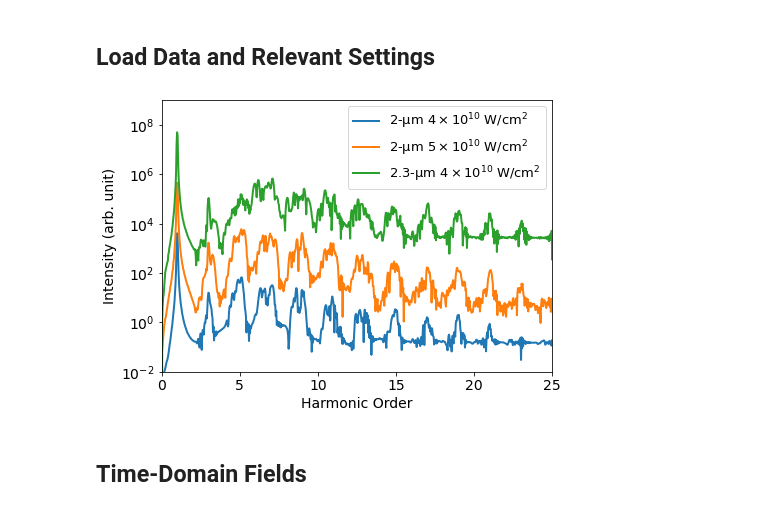
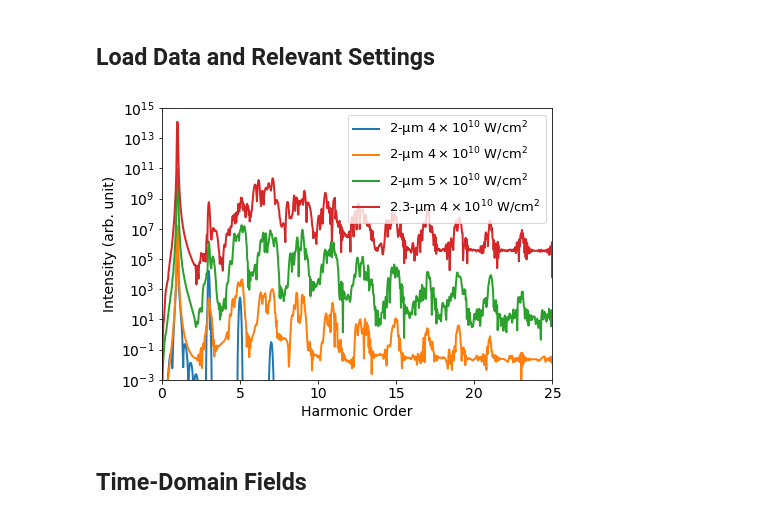
Before and after one commit to qnngroup/manu-uncovering-extreme-nonlinear-dynamics-in-solids-through-time-domain-field-analysis, a Jupyter notebook: analysis-and-plots.ipynb, the cells around one changed output. Saved outputs shown, nothing was run; the diff lists cells and outputs as text; code cells hidden in the pictures.

Commit message:
Created Semiclassical to TDDFT Comparison Figure

```diff
--- a/analysis-and-plots.ipynb
+++ b/analysis-and-plots.ipynb
@@ -54,6 +61,14 @@ tddft_data_2_low = load.loadTDDFTData(w0, F_peak, folder)
 t_2_low = tddft_data_2_low['t']
 t_2_low_fs = t_2_low*1e15/pca.tcon #time in fs for convenience
 J_2_low = tddft_data_2_low['J']
+
+#Now we want to load the corresponding semiclassical data
+filename = './SIMULATION-DATA/Semiclassical model with TDDFT bandstructure/2-um F=0.001067605/Time_and_current.txt'
+t_2_low_semi_data = load.loadCurrents(filename)
+t_2_low_semi = np.squeeze(t_2_low_semi_data['t'])
+t_2_low_semi_fs = t_2_low_semi*1e15/pca.tcon #time in fs for convenience
+J_2_low_semi = np.squeeze(t_2_low_semi_data['Jz'])
+F_data_2_low_semi = load.currentsToFields(w0, t_2_low_semi, J_2_low_semi)
 
 #-- Now load the data and process it... this is the same for each file
 F_peak_string = '0.001193619'
@@ -83,32 +98,41 @@ J_2p3_low = tddft_data_2p3_low['J']
 # %%
 fig = plt.figure()
 fig.set_size_inches(7, 5)
 
-plt.semilogy(tddft_data_2_low['w_norm'],
-             np.abs(tddft_data_2_low['F_gen_f']),
+
+#Semiclassical data for comparison...
+plt.semilogy(F_data_2_low_semi['w_norm'],
+             np.abs(F_data_2_low_semi['F_gen_f'])**2*700,
             label=u'2-\u03BCm' + r' $4\times10^{10}$ W/cm${}^2$',
             linewidth=2.0)
 
+plt.semilogy(tddft_data_2_low['w_norm'],
+             np.abs(tddft_data_2_low['F_gen_f'])**2,
+            label=u'2-\u03BCm' + r' $4\times10^{10}$ W/cm${}^2$',
+            linewidth=2.0)
+
+
+
 plt.semilogy(tddft_data_2_high['w_norm'],
-             np.abs(tddft_data_2_high['F_gen_f'])*100,
+             np.abs(tddft_data_2_high['F_gen_f'])**2*5000,
             label=u'2-\u03BCm' + r' $5\times10^{10}$ W/cm${}^2$',
             linewidth=2.0)
 
 plt.semilogy(tddft_data_2p3_low['w_norm'],
-             np.abs(tddft_data_2p3_low['F_gen_f'])*1e4,
+             np.abs(tddft_data_2p3_low['F_gen_f'])**2*5e6,
             label=u'2.3-\u03BCm' + r' $4\times10^{10}$ W/cm${}^2$',
             linewidth=2.0)
 
 plt.xlim(0, 25)
 plt.xlabel('Harmonic Order', fontsize=14)
 plt.ylabel('Intensity (arb. unit)', fontsize=14)
-plt.ylim(1e-2, 1e9)
+plt.ylim(1e-3, 1e15)
 plt.legend(fontsize=13)
 plt.tick_params(labelsize=14)
 
 plt.savefig('spectra.pdf', bbox_inches='tight')
 # %% [output]
-[figure, old version]
+[figure, new version]
 # %% [markdown]
 ## Time-Domain Fields
 # %% [markdown]
```
Also changed, not shown: parts of 2 cells of this notebook, 11 other files.
